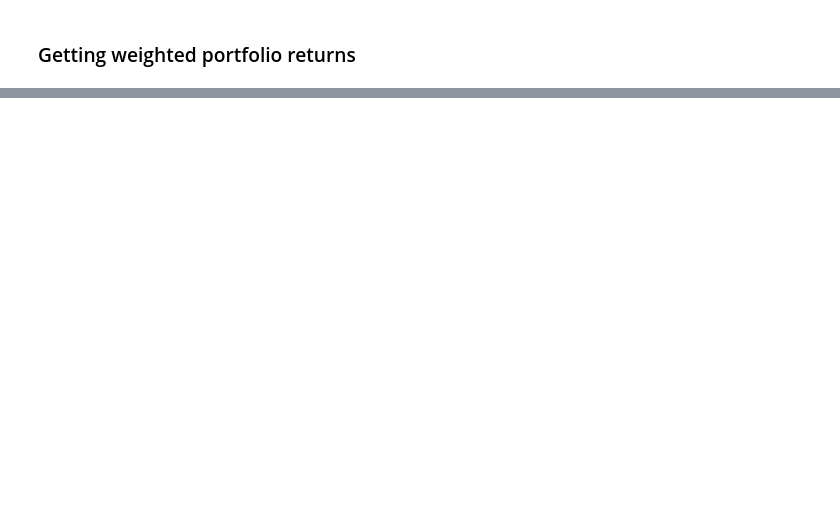
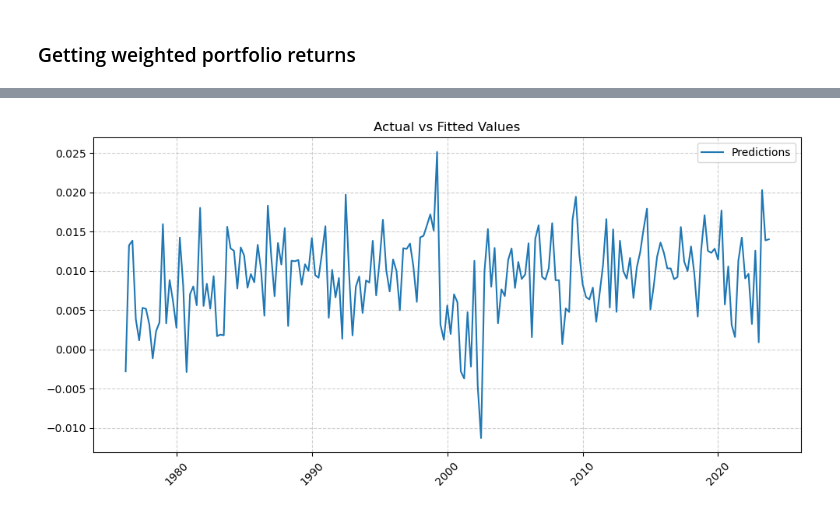
Before and after one commit to Raafayuqaily/TE-Portfolio-Stress-Testing-Final-Project, a Jupyter notebook: Section_5_KB.ipynb, the cells around one changed output, grey strips where cells are left out. Drawn from its saved outputs; the diff is of its cells as text; code cells hidden in the pictures; blank space fills up the shorter version.

```diff
--- a/Section_5_KB.ipynb
+++ b/Section_5_KB.ipynb
@@ -271,8 +260,7 @@ plt.show()
 # %%
-factors_df = prtfs_rets_ff_fctr[['mkt', 'smb', 'hml', 'proft', 'invst', 'mmntm']]
+factors_df = prtfs_rets_ff_fctr[['mkt', 'smb', 'hml', 'proft', 'invst', 'mmntm']].shift(1)
 prtf_exs_rets_df = prtfs_rets_ff_fctr[['Portfolio_Excess_Returns']]
 model_1_results = fama_french_regression(factors_df, prtf_exs_rets_df)
-model_1_results
 # %% [output]
                                OLS Regression Results
 ====================================================================================
@@ -301,0 +282,17 @@ Notes:
+# %%
+def compute_predictions_with_actual(parameters_df, factors_df, annualizing_factor):
+    # Extract intercept and coefficients
+    intercept = parameters_df.loc['const', 'Coefficient'] * annualizing_factor
+    betas = parameters_df.drop('const')['Coefficient']
+
+    # Compute predictions
+    predictions = intercept + factors_df @ betas
+
+    # Create the results DataFrame
+    prediction_df = pd.DataFrame({'Predicted': predictions}, index=factors_df.index).dropna()
+
+    return prediction_df
+# %%
+prediction_df = compute_predictions_with_actual(model_1_results, factors_df,1)
+model1_preds = pd.merge(prediction_df, prtf_exs_rets_df, how = 'inner', left_index=True, right_index=True)
+model1_preds
@@ -301,0 +313,14 @@ Notes:
+# %%
+fig, axes = plt.subplots(1, 1, figsize=(10, 5))
+
+#axes.plot(model1_preds.index, model1_preds['Portfolio_Excess_Returns'], label='Actual')
+axes.plot(model1_preds.index, model1_preds['Predicted'], label='Predictions')
+axes.set_title("Actual vs Fitted Values")
+axes.legend()
+axes.grid(True, linestyle='--', alpha=0.6)
+axes.tick_params(axis='x', rotation=45)
+
+plt.tight_layout()
+plt.show()
+# %% [output]
+[figure, added]
```
Also changed, not shown: parts of 13 cells of this notebook, 1 other file.
